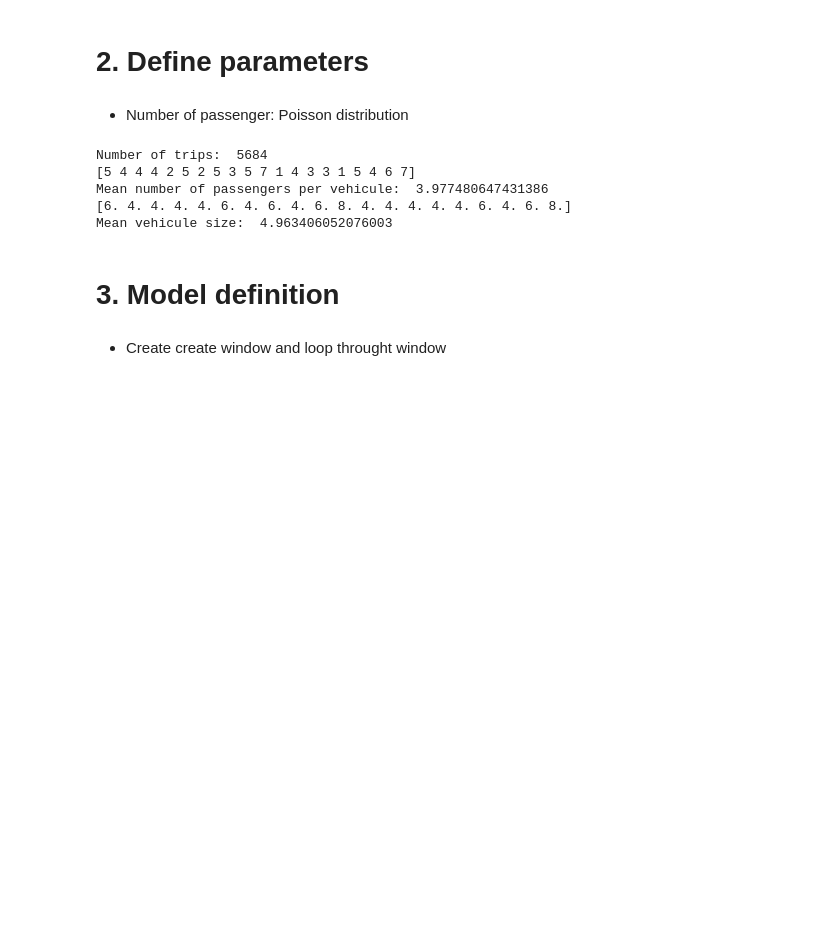
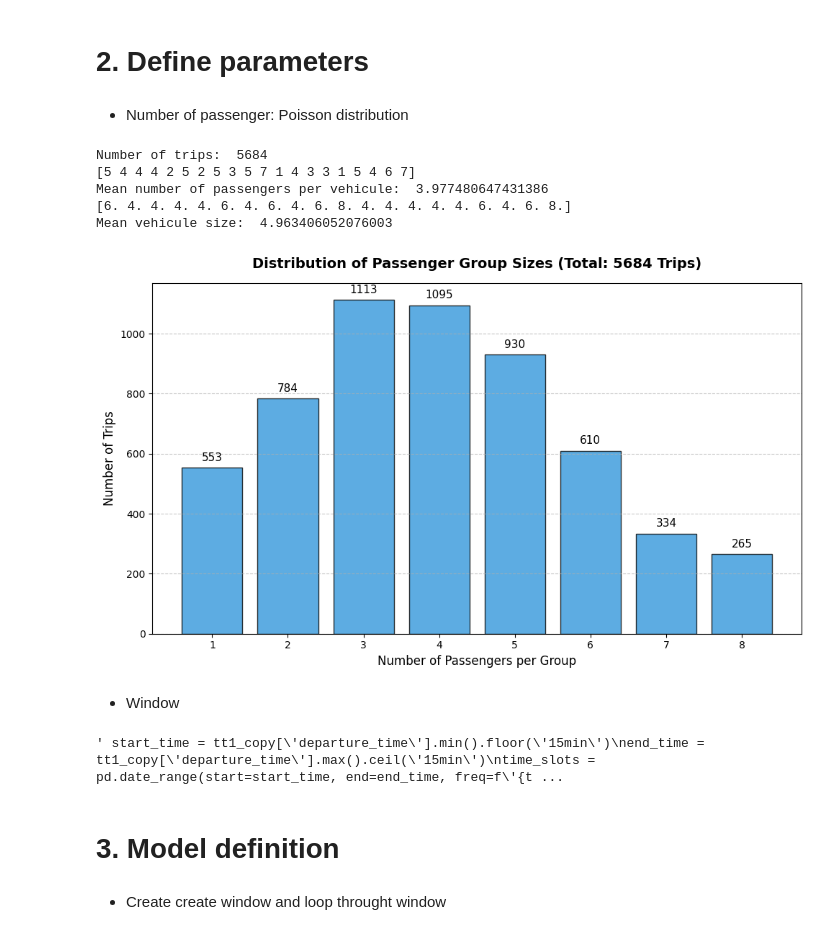
Before and after one commit to arthiu/Semester_Project_Meng_Xu, a Jupyter notebook: Minibus_simulation-main/Semester_project_eugénie.ipynb, the cells around one changed output. Cells and saved outputs as stored; diff of their text form; code cells hidden in the pictures; blank space fills up the shorter version.

```diff
--- a/Minibus_simulation-main/Semester_project_eugénie.ipynb
+++ b/Minibus_simulation-main/Semester_project_eugénie.ipynb
@@ -59,10 +60,16 @@ print(origins[:20])
 19    Fribourg, Cité-Jardins
 Name: origin_name, dtype: str
 # %%
-""" # let's use indexes 0 to n
-origin_1 = tt1['origin_name']
-destination_1 = tt1['dest_name']
+tt1_copy = tt1.copy()
 
-origin_idx = {idx: o for idx, o i"""  """n enumerate(origin_1)}
-dest_idx = {idx: d for idx, d in enumerate(destination_1)}
-print(origin_idx) """
+# Load Data
+tt1 = pd.read_csv('travel_times_15_17.csv')
+tt1['departure_time'] = pd.to_datetime(tt1['departure_time'])
+
+
+# Create explicit ID columns in your base DataFrame
+tt1_copy['p_id'] = tt1_copy.index  # Pickup Node 1 to n
+tt1_copy['d_id'] = tt1_copy.index + len(tt1_copy)  # Dropoff Node n+1 to 2n
+
+# Number of requests (n)
+n = len(tt1_copy)
@@ -147,6 +145,64 @@ Number of trips:  5684
 Mean number of passengers per vehicule:  3.977480647431386
 [6. 4. 4. 4. 4. 6. 4. 6. 4. 6. 8. 4. 4. 4. 4. 4. 6. 4. 6. 8.]
 Mean vehicule size:  4.963406052076003
+# %%
+# 2. Count the occurrences of each group size
+unique, counts = np.unique(passengers, return_counts=True)
+
+# 3. Create the Bar Plot
+fig, ax = plt.subplots(figsize=(10, 6))
+bars = ax.bar(unique, counts, color='#3498db', edgecolor='black', alpha=0.8)
+
+# 4. Formatting and Labels
+ax.set_title('Distribution of Passenger Group Sizes (Total: 5684 Trips)', fontsize=14, fontweight='bold', pad=15)
+ax.set_xlabel('Number of Passengers per Group', fontsize=12)
+ax.set_ylabel('Number of Trips', fontsize=12)
+ax.set_xticks(range(1, 9)) # Ensure all ticks from 1 to 8 are shown
+
+# 5. Add exact numbers on top of each bar
+for bar in bars:
+    yval = bar.get_height()
+    ax.text(bar.get_x() + bar.get_width()/2, yval + 15, int(yval), ha='center', va='bottom', fontsize=11)
+
+plt.grid(axis='y', linestyle='--', alpha=0.7)
+plt.tight_layout()
+
+# Show the plot
+plt.show()
+# %% [output]
+[figure, added]
+# %% [markdown]
+* Window
+# %%
+""" start_time = tt1_copy['departure_time'].min().floor('15min')
+end_time = tt1_copy['departure_time'].max().ceil('15min')
+time_slots = pd.date_range(start=start_time, end=end_time, freq=f'{time_window}min')
+
+all_solutions = {}
+
+for idx, current_time in enumerate(time_slots[:-1]):
+
+    next_time = current_time + pd.Timedelta(minutes=time_window)
+
+    print(f"WINDOW {idx+1}/{len(time_slots)-1}: {current_time.strftime('%H:%M')} - {next_time.strftime('%H:%M')}")
+
+    # Extract trips in this window
+    mask = (tt1_copy['departure_time'] >= current_time) & (tt1_copy['departure_time'] < next_time)
+    window_df = tt1_copy[mask].copy()
+
+    if len(window_df) == 0:
+        print("No trips in this window")
+        continue
+
+    window_requests = window_df.index.tolist()
+    print(f"Requests: {len(window_requests)}")
+
+    # Create arcs: all i→j pairs where i,j ∈ nodes, i≠j
+    window_arcs = [(i, j) for i in all_nodes for j in all_nodes if i != j]
+
+     """
+# %% [output]
+' start_time = tt1_copy[\'departure_time\'].min().floor(\'15min\')\nend_time = tt1_copy[\'departure_time\'].max().ceil(\'15min\')\ntime_slots = pd.date_range(start=start_time, end=end_time, freq=f\'{t ...
 # %% [markdown]
 # 3. Model definition
 # %% [markdown]
```
Also changed, not shown: parts of 9 cells of this notebook.
